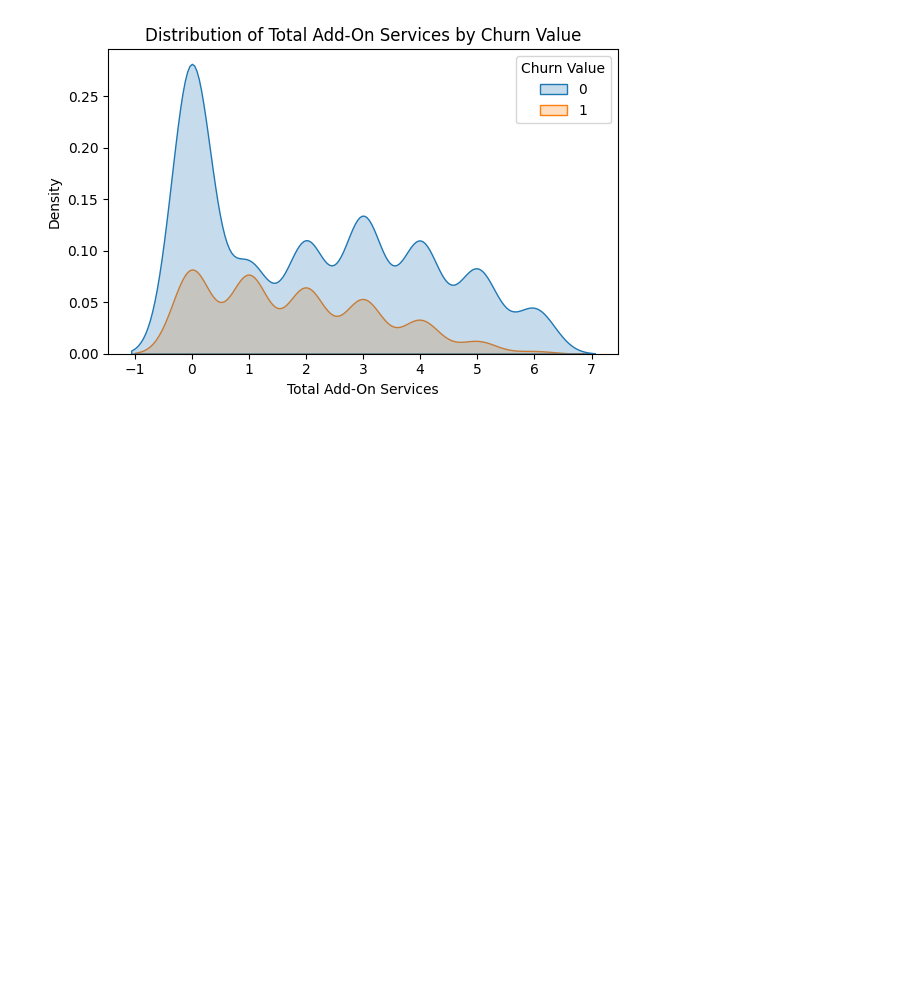
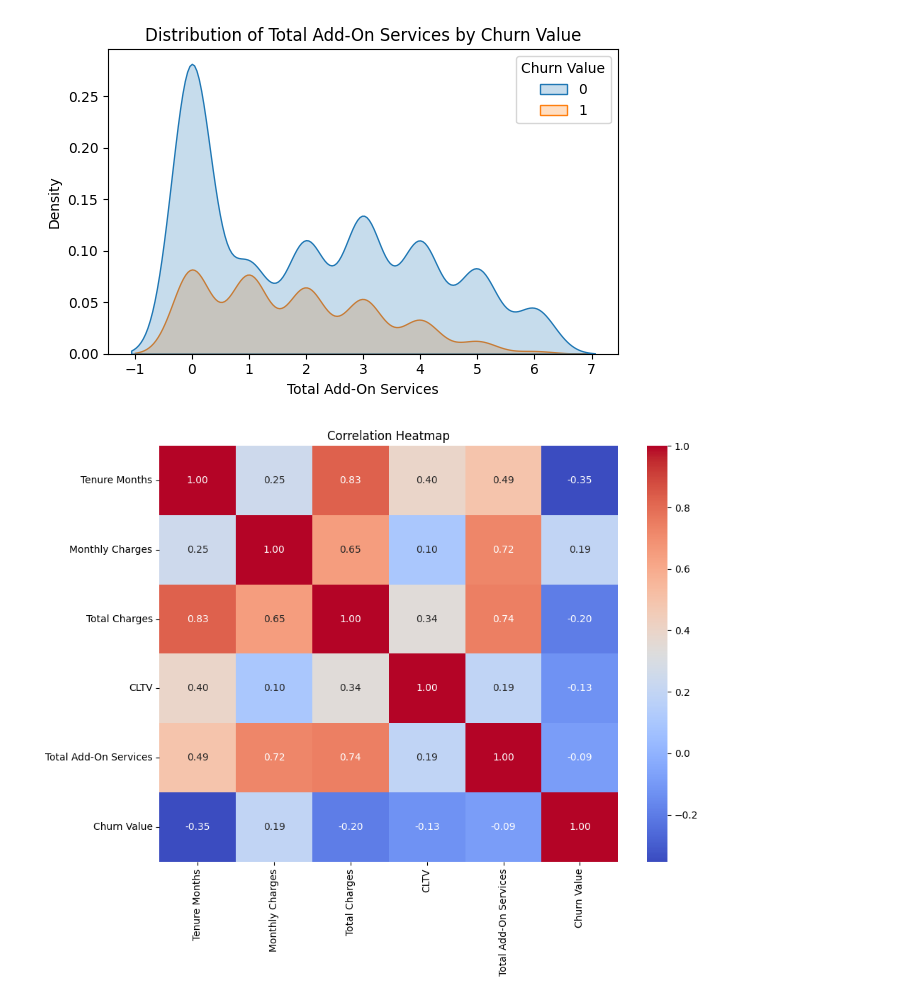
Before and after one commit to adityaSinghal08/telco-customer-churn-prediction, a Jupyter notebook: notebooks/03_exploratory_data_analysis.ipynb, the cells around one changed output. Drawn from its saved outputs; the diff is of its cells as text; code cells hidden in the pictures; blank space fills up the shorter version.

```diff
--- a/notebooks/03_exploratory_data_analysis.ipynb
+++ b/notebooks/03_exploratory_data_analysis.ipynb
@@ -115,3 +115,13 @@ for col in numerical_cols:
 [figure]
 [figure]
 [figure]
+# %%
+#create heatmap for correlation of numerical columns + target column
+plt.figure(figsize=(10,8))
+corr = data[numerical_cols + [target_col]].corr()
+sns.heatmap(corr, annot=True, fmt='.2f', cmap='coolwarm')
+plt.title('Correlation Heatmap')
+plt.tight_layout()
+plt.show()
+# %% [output]
+[figure, added]
```
Also changed, not shown: 1 other file.
